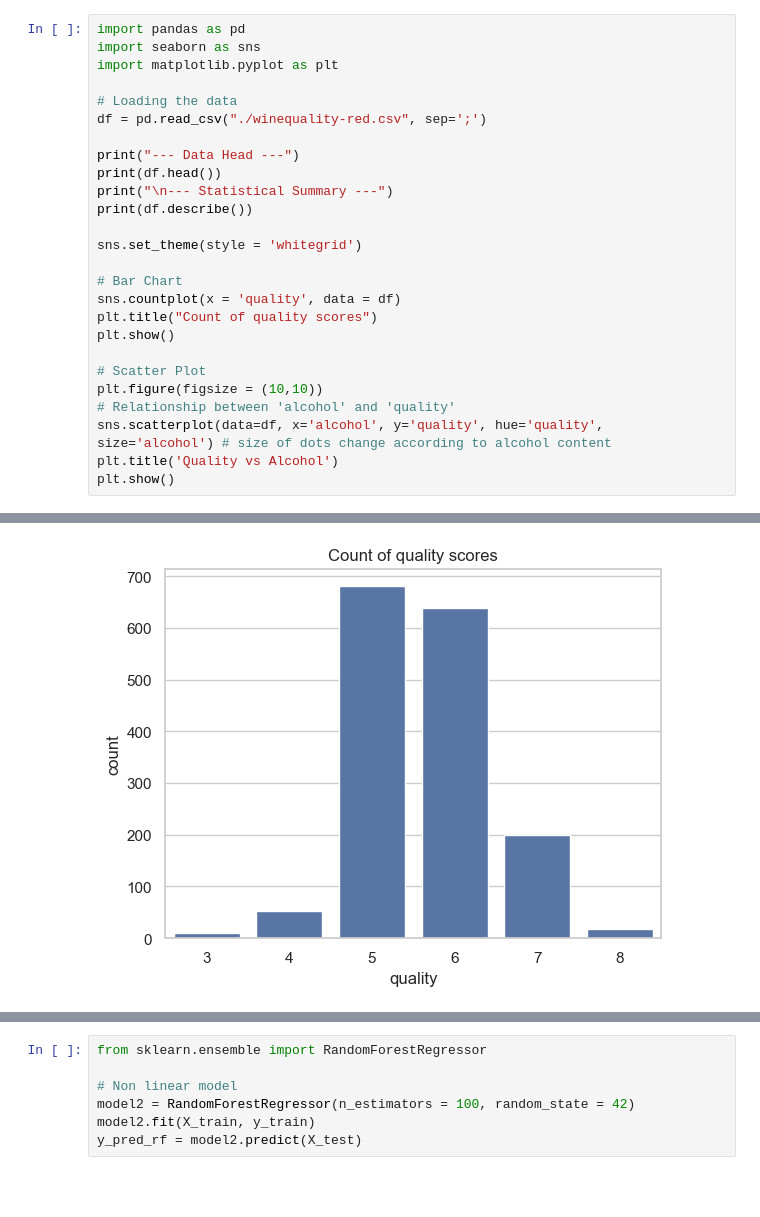
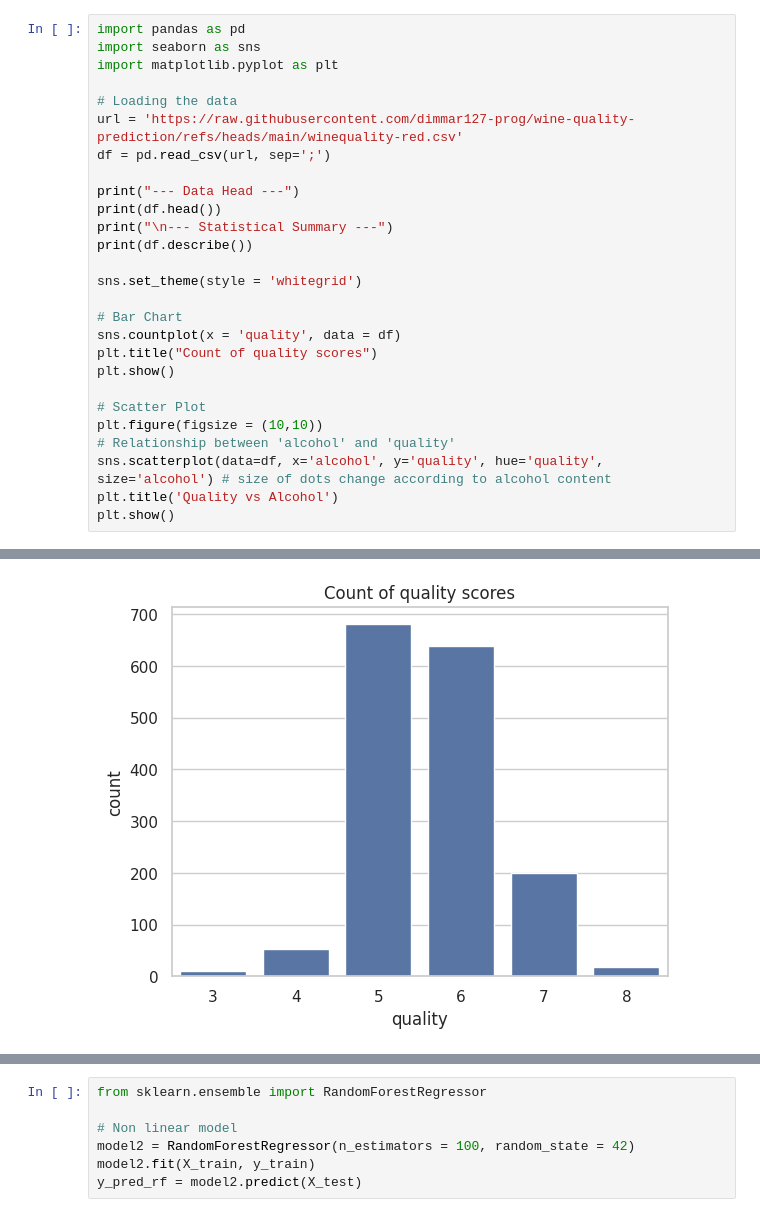
Before and after one commit to dimmar127-prog/wine-quality-prediction, a Jupyter notebook: Wine_Quality_analysis.ipynb, the cells around one changed output, grey strips where cells are left out. Cells and saved outputs as stored; diff of their text form; blank space fills up the shorter version.

```diff
--- a/Wine_Quality_analysis.ipynb
+++ b/Wine_Quality_analysis.ipynb
@@ -4,7 +6,8 @@ import seaborn as sns
 import matplotlib.pyplot as plt
 
 # Loading the data
-df = pd.read_csv("./winequality-red.csv", sep=';')
+url = 'https://raw.githubusercontent.com/dimmar127-prog/wine-quality-prediction/refs/heads/main/winequality-red.csv'
+df = pd.read_csv(url, sep=';')
 
 print("--- Data Head ---")
 print(df.head())
@@ -15,31 +18,31 @@ sns.set_theme(style = 'whitegrid')
 
 # Bar Chart
 sns.countplot(x = 'quality', data = df)
 plt.title("Count of quality scores")
 plt.show()
 
 # Scatter Plot
 plt.figure(figsize = (10,10))
 # Relationship between 'alcohol' and 'quality'
 sns.scatterplot(data=df, x='alcohol', y='quality', hue='quality', size='alcohol') # size of dots change according to alcohol content
 plt.title('Quality vs Alcohol')
 plt.show()
 # %% [output]
 --- Data Head ---
    fixed acidity  volatile acidity  citric acid  residual sugar  chlorides  \
 0            7.4              0.70         0.00             1.9      0.076
 1            7.8              0.88         0.00             2.6      0.098
 2            7.8              0.76         0.04             2.3      0.092
 3           11.2              0.28         0.56             1.9      0.075
 4            7.4              0.70         0.00             1.9      0.076
 
    free sulfur dioxide  total sulfur dioxide  density    pH  sulphates  \
 0                 11.0                  34.0   0.9978  3.51       0.56
 1                 25.0                  67.0   0.9968  3.20       0.68
 2                 15.0                  54.0   0.9970  3.26       0.65
 ... (36 lines left out)
 25%       3.210000     0.550000     9.500000     5.000000
 50%       3.310000     0.620000    10.200000     6.000000
 75%       3.400000     0.730000    11.100000     6.000000
 max       4.010000     2.000000    14.900000     8.000000
-[figure, old version]
+[figure, new version]
```
Also changed, not shown: parts of 4 cells of this notebook.
